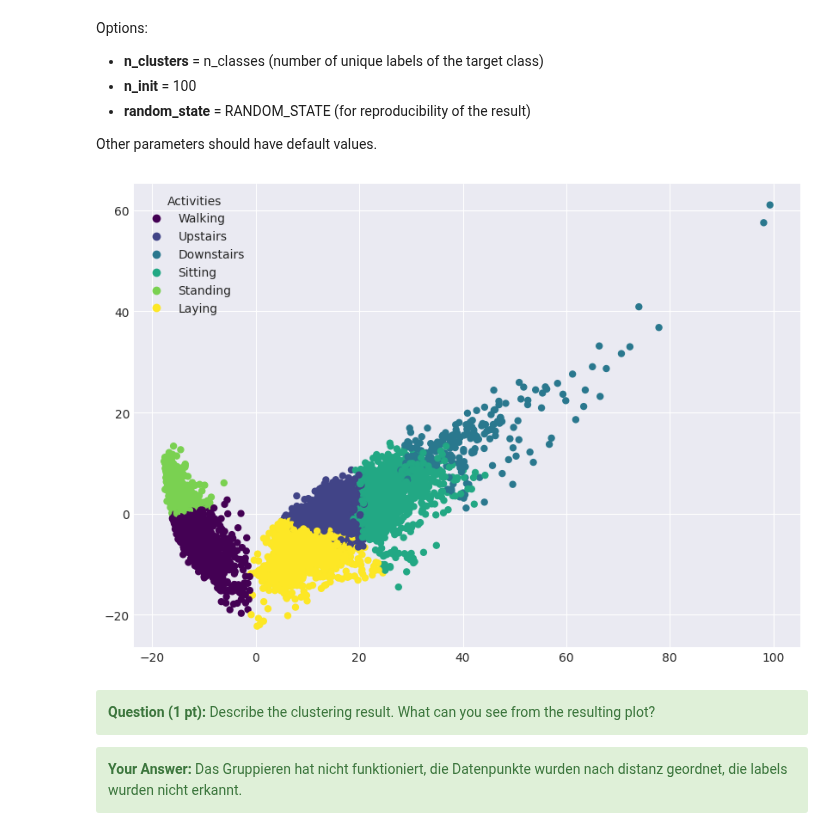
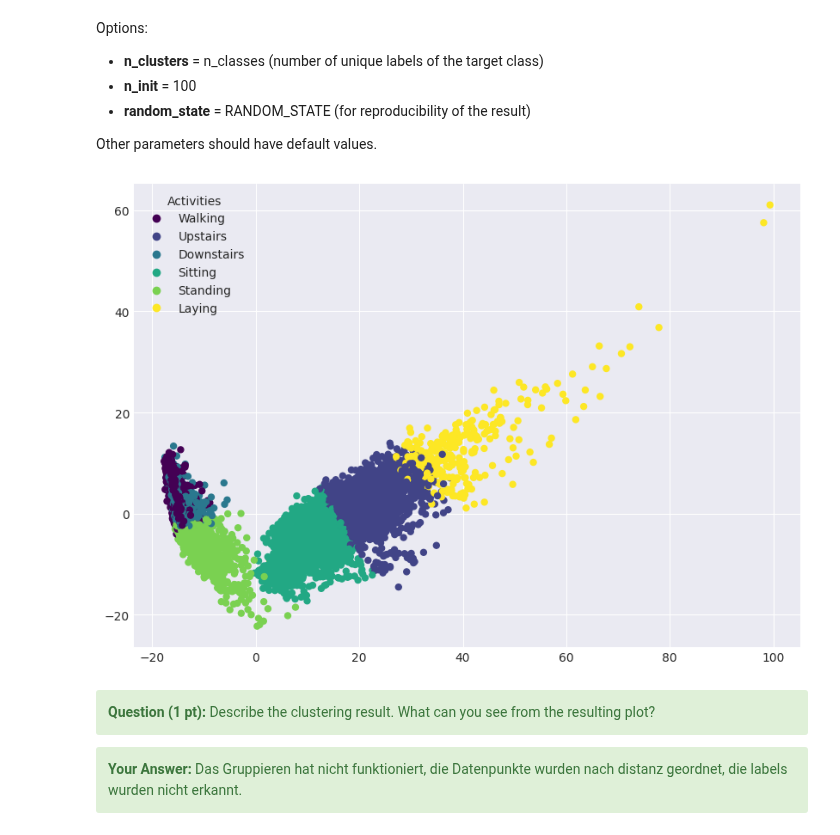
Before and after one commit to anton-seifert/LAMA, a Jupyter notebook: task-3-unsupervised-learning/3_pca_clustering.ipynb, the cells around one changed output. Cells and saved outputs as stored; diff of their text form; code cells hidden in the pictures.

```diff
--- a/task-3-unsupervised-learning/3_pca_clustering.ipynb
+++ b/task-3-unsupervised-learning/3_pca_clustering.ipynb
@@ -535,20 +535,20 @@ Options:
 Other parameters should have default values.
 # %%
 ### STUDENT CODE HERE (3 pts)
-kmeans = KMeans(n_clusters=len(unique_labels), random_state=RANDOM_STATE).fit(X_pca)
+kmeans = KMeans(n_clusters=len(unique_labels),n_init=100, random_state=RANDOM_STATE).fit(X_pca)
 
 labels_kmeans =kmeans.predict(X_pca)
 
 plt.figure(figsize=(10,7))
 scatter = plt.scatter(X_pca[:, 0], X_pca[:, 1], c=labels_kmeans, s=25, cmap='viridis')
 labels = ["Walking", "Upstairs", "Downstairs", "Sitting", "Standing", "Laying"]
 
 plt.legend(handles=scatter.legend_elements()[0], labels=labels, title="Activities")
 
 plt.show()
 ### STUDENT CODE until HERE
 # %% [output]
-[figure, old version]
+[figure, new version]
 # %% [markdown]
 <div class="alert alert-block alert-success">
 <b>Question (1 pt):</b> Describe the clustering result. What can you see from the resulting plot?
```
Also changed, not shown: parts of 7 cells of this notebook.
